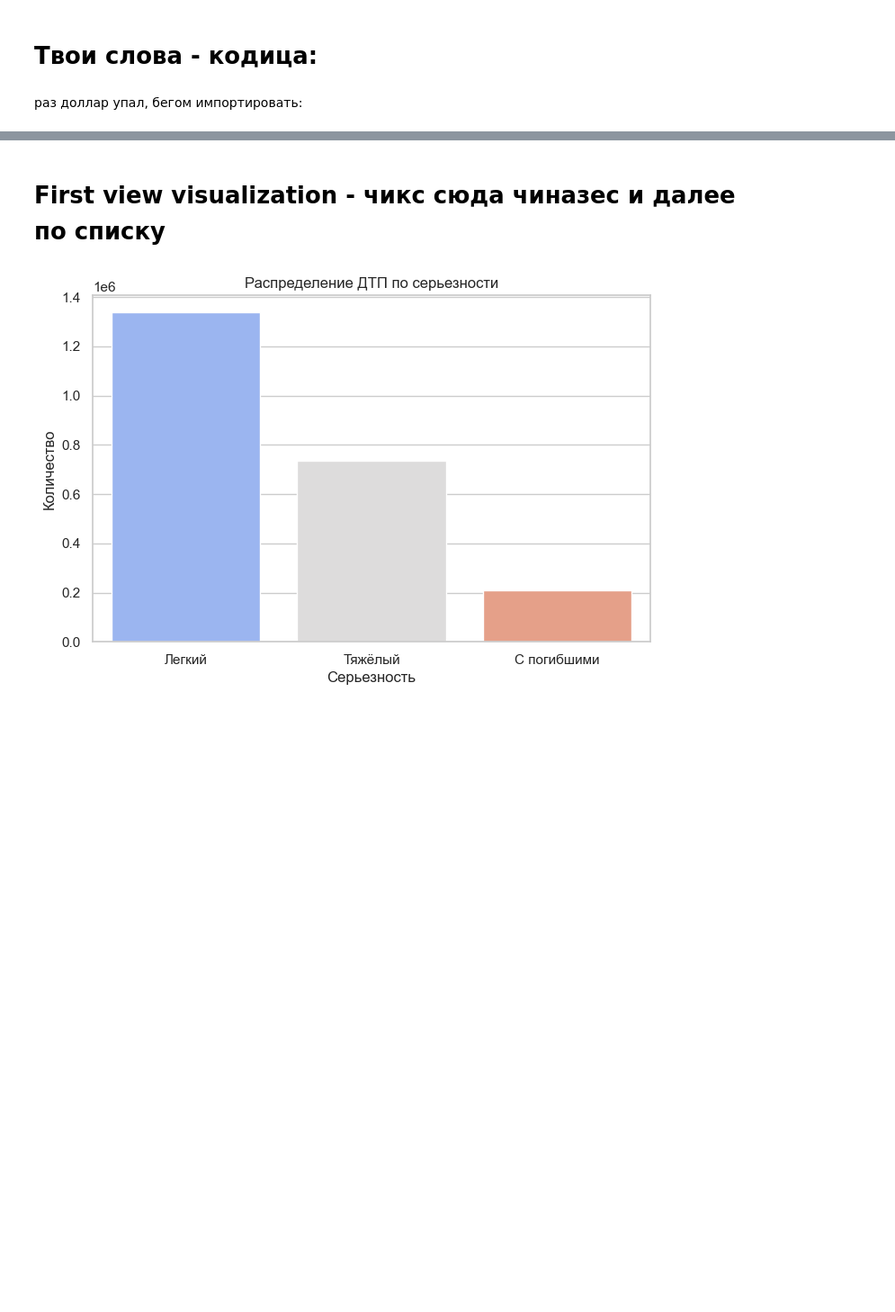
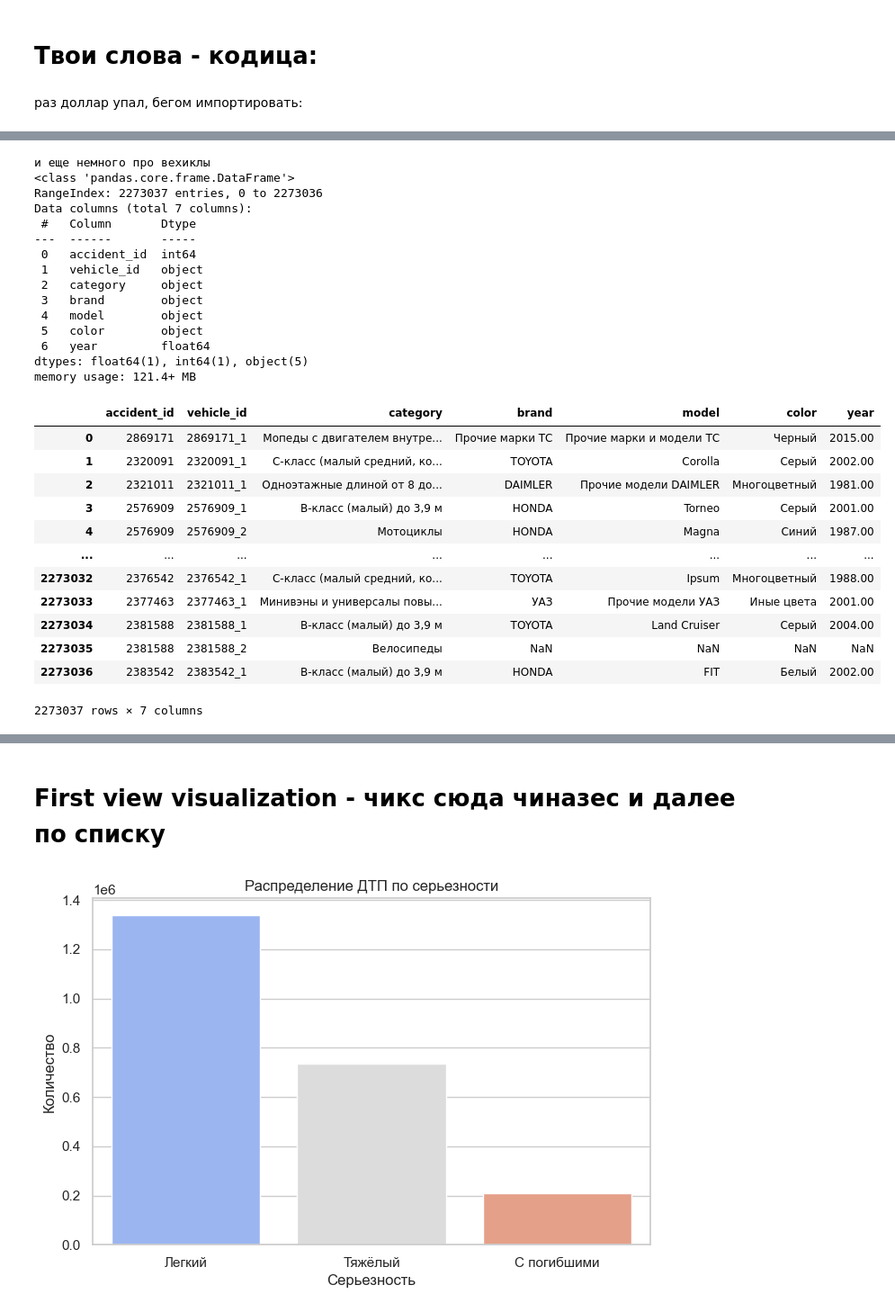
Before and after one commit to dyukilya/kostolom, a Jupyter notebook: project.ipynb, the cells around one changed output, grey strips where cells are left out. Shown at 90% size. Cells and saved outputs as stored; diff of their text form; code cells hidden in the pictures; blank space fills up the shorter version.

```diff
--- a/project.ipynb
+++ b/project.ipynb
@@ -56 +104,38 @@ import scipy.stats as stats
+# %%
+vehicles = pd.read_csv(vehicles_file, sep=";", encoding="utf-8")
+print("и еще немного про вехиклы")
+vehicles.info()
+vehicles.isnull().sum()
+vehicles.nunique()
+vehicles.describe().T
+vehicles
+# %% [output]
+и еще немного про вехиклы
+<class 'pandas.core.frame.DataFrame'>
+RangeIndex: 2273037 entries, 0 to 2273036
+Data columns (total 7 columns):
+ #   Column       Dtype
+---  ------       -----
+ 0   accident_id  int64
+ 1   vehicle_id   object
+ 2   category     object
+ 3   brand        object
+ 4   model        object
+ 5   color        object
+ 6   year         float64
+dtypes: float64(1), int64(1), object(5)
+memory usage: 121.4+ MB
+|  | accident_id | vehicle_id | category | brand | model | color | year |
+| 0 | 2869171 | 2869171_1 | Мопеды с двигателем внутре... | Прочие марки ТС | Прочие марки и модели ТС | Черный | 2015.00 |
+| 1 | 2320091 | 2320091_1 | С-класс (малый средний, ко... | TOYOTA | Corolla | Серый | 2002.00 |
+| 2 | 2321011 | 2321011_1 | Одноэтажные длиной от 8 до... | DAIMLER | Прочие модели DAIMLER | Многоцветный | 1981.00 |
+| 3 | 2576909 | 2576909_1 | В-класс (малый) до 3,9 м | HONDA | Torneo | Серый | 2001.00 |
+| 4 | 2576909 | 2576909_2 | Мотоциклы | HONDA | Magna | Синий | 1987.00 |
+| ... | ... | ... | ... | ... | ... | ... | ... |
+| 2273032 | 2376542 | 2376542_1 | С-класс (малый средний, ко... | TOYOTA | Ipsum | Многоцветный | 1988.00 |
+| 2273033 | 2377463 | 2377463_1 | Минивэны и универсалы повы... | УАЗ | Прочие модели УАЗ | Иные цвета | 2001.00 |
+| 2273034 | 2381588 | 2381588_1 | В-класс (малый) до 3,9 м | TOYOTA | Land Cruiser | Серый | 2004.00 |
+| 2273035 | 2381588 | 2381588_2 | Велосипеды | NaN | NaN | NaN | NaN |
+| 2273036 | 2383542 | 2383542_1 | В-класс (малый) до 3,9 м | HONDA | FIT | Белый | 2002.00 |
+2273037 rows × 7 columns
 # %%
```
Also changed, not shown: parts of 9 cells of this notebook.
